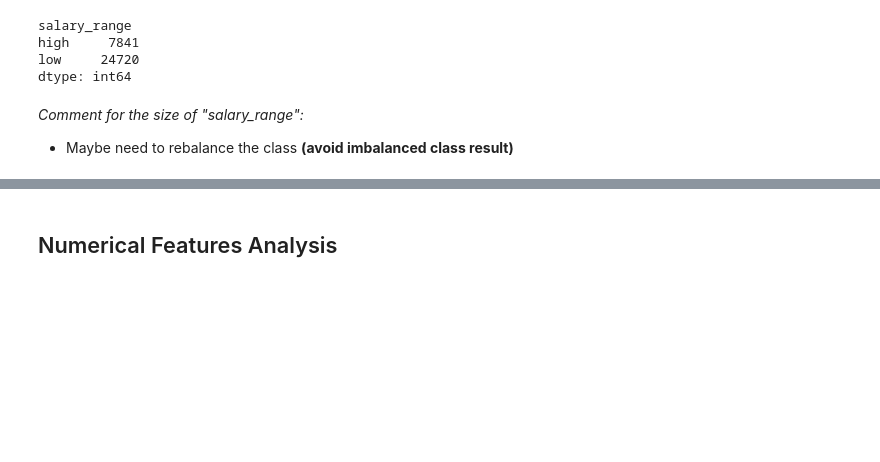
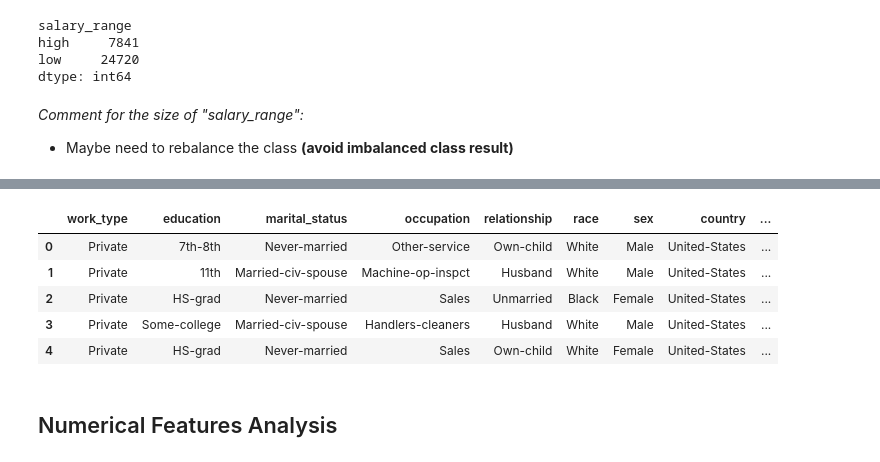
Before and after one commit to JasonnLim/ML-Salary-Prediction, a Jupyter notebook: LatestCode.ipynb, the cells around one changed output, grey strips where cells are left out. Cells and saved outputs as stored; diff of their text form; code cells hidden in the pictures; blank space fills up the shorter version.

```diff
--- a/LatestCode.ipynb
+++ b/LatestCode.ipynb
@@ -27,7 +27,7 @@ import seaborn as sb
 ## Data Collection
 # %%
 #salary = pd.read_csv('SalaryBackup.csv')
-salary = pd.read_csv("SalaryBackup.csv", na_values = "?")
+salary = pd.read_csv("Salary.csv", na_values = "?")
 # %%
 salary.head(10)
 # %% [output]
@@ -100,3 +112,13 @@ dtype: int64
+# %%
+sal_cat = salary.select_dtypes(include=['object'])
+sal_cat.head()
+# %% [output]
+|  | work_type | education | marital_status | occupation | relationship | race | sex | country | ... |
+| 0 | Private | 7th-8th | Never-married | Other-service | Own-child | White | Male | United-States | ... |
+| 1 | Private | 11th | Married-civ-spouse | Machine-op-inspct | Husband | White | Male | United-States | ... |
+| 2 | Private | HS-grad | Never-married | Sales | Unmarried | Black | Female | United-States | ... |
+| 3 | Private | Some-college | Married-civ-spouse | Handlers-cleaners | Husband | White | Male | United-States | ... |
+| 4 | Private | HS-grad | Never-married | Sales | Own-child | White | Female | United-States | ... |
 # %% [markdown]
 ## Numerical Features Analysis
 # %%
```
Also changed, not shown: parts of 31 cells of this notebook.
